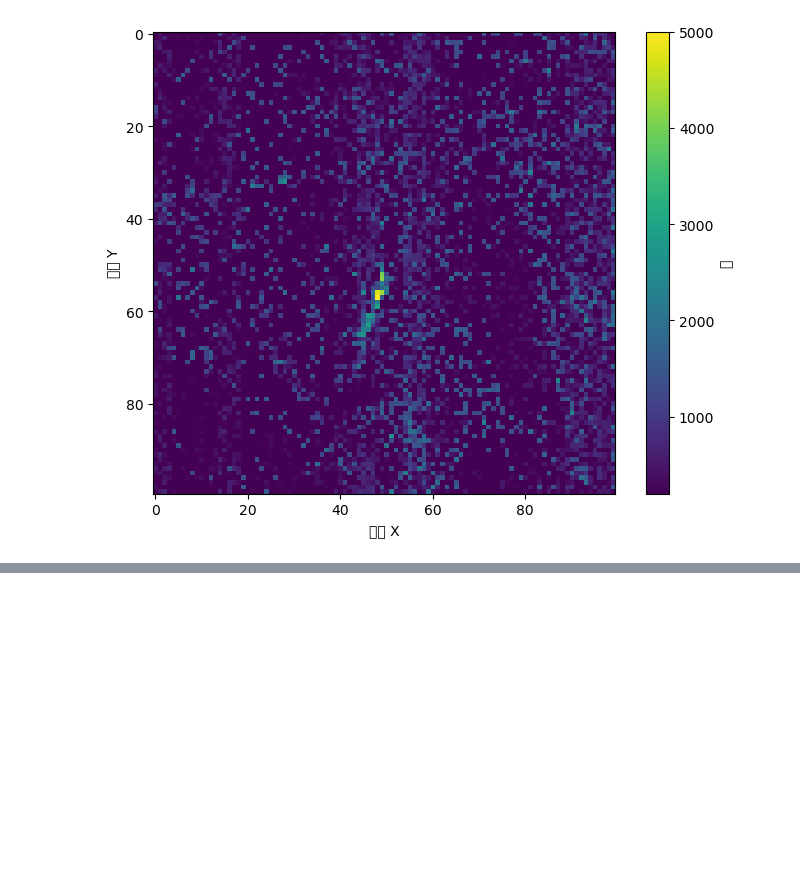
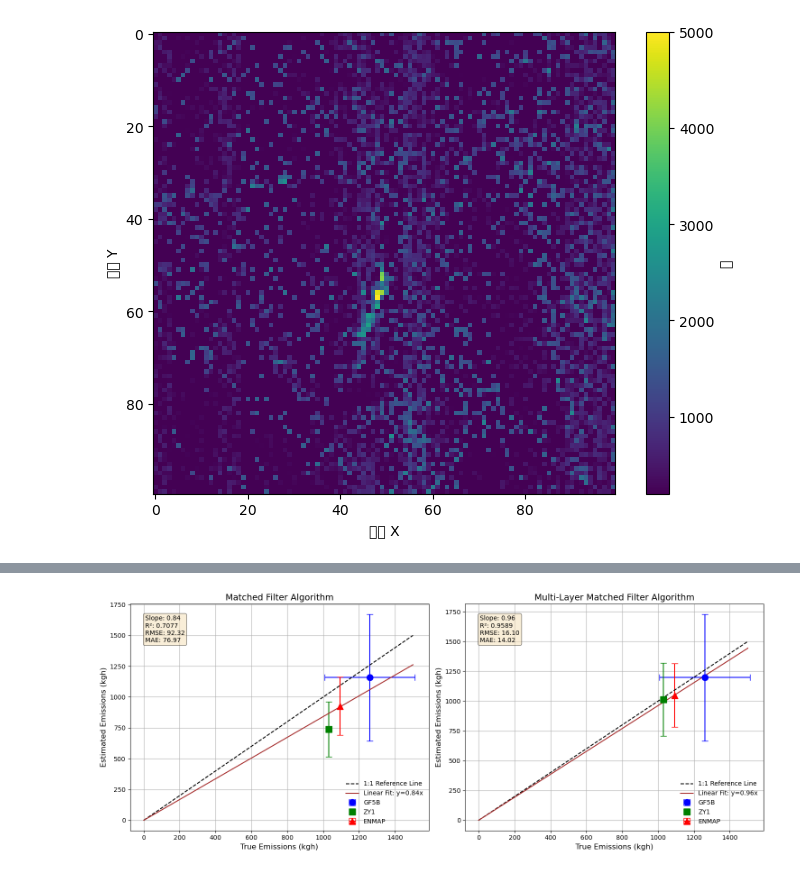
Before and after one commit to Emeric53/MF, a Jupyter notebook: tasks/controlled_release_experiments/controlled_release_exp.ipynb, the cells around one changed output, grey strips where cells are left out. Drawn from its saved outputs; the diff is of its cells as text; code cells hidden in the pictures; blank space fills up the shorter version.

Commit message:
2024 branch update (#3)
* Update algorithm_modification.ipynb

* project udpate.

* add figures

* add figure

* code update.

* code updates.

* code updates.

* code updates.

* code updates.

```diff
--- a/tasks/controlled_release_experiments/controlled_release_exp.ipynb
+++ b/tasks/controlled_release_experiments/controlled_release_exp.ipynb
@@ -472,0 +748,85 @@ for t in types:
+# %%
+import pandas as pd
+import matplotlib.pyplot as plt
+import numpy as np
+from sklearn.linear_model import LinearRegression
+from sklearn.metrics import mean_squared_error, mean_absolute_error, r2_score
+
+# 1. Create DataFrame from provided data
+data = {
+    'Satellite': ['GF5B', 'ZY1', 'ENMAP'],
+    'True Emissions': [1259.71, 1029.785, 1092.52],
+    'Matched Filter Estimated Emissions': [1157.3082, 739.8095, 925.9672],
+    'Matched Filter Deviation': [513.14606, 223.14218, 235.81036],
+    'Multi-Layer Matched Filter Estimated Emissions': [1196.6608, 1013.8201, 1047.6803],
+    'Multi-Layer Matched Filter Deviation': [530.59485, 305.7896, 266.8063]
+}
+
+# 2. Create DataFrame
+df = pd.DataFrame(data)
+
+# 3. Function to perform linear regression with zero intercept
+def linear_regression_zero_intercept(x, y):
+    # Fit a linear model with zero intercept
+    model = LinearRegression(fit_intercept=False)
+    model.fit(x.reshape(-1, 1), y)
+    return model
+
+# 4. Plotting function for scatter plots and fitting lines
+def plot_scatter_with_fit(ax, x_vals, y_vals, x_err, y_err, algo_type):
+    # Scatter plot with error bars
+    markers = ['o', 's', '^']
+    colors = ['b', 'g', 'r']
+    for idx, satellite in enumerate(df['Satellite']):
+        ax.errorbar(x_vals[idx], y_vals[idx], xerr=x_err[idx], yerr=y_err[idx],
+                    fmt=markers[idx], color=colors[idx], capsize=5, markersize=10, label=satellite)
+
+    # 1:1 reference line
+    ax.plot([0, 1500], [0, 1500], color='k', linestyle='--', label="1:1 Reference Line")
+
+    # Linear regression (zero intercept)
+    model = linear_regression_zero_intercept(np.array(x_vals), np.array(y_vals))
+    slope = model.coef_[0]
+    x_fit_range = np.linspace(0, 1500, 100)
+    predictions = model.predict(x_fit_range.reshape(-1, 1))
+    ax.plot(x_fit_range, predictions, color='brown', linestyle='-', label=f'Linear Fit: y={slope:.2f}x')
+
+    # Add statistical metrics
+    r2 = r2_score(y_vals, model.predict(np.array(x_vals).reshape(-1, 1)))
+    rmse = np.sqrt(mean_squared_error(y_vals, model.predict(np.array(x_vals).reshape(-1, 1))))
+    mae = mean_absolute_error(y_vals, model.predict(np.array(x_vals).reshape(-1, 1)))
+    textstr = f'Slope: {slope:.2f}\nR²: {r2:.4f}\nRMSE: {rmse:.2f}\nMAE: {mae:.2f}'
+    ax.text(0.05, 0.95, textstr, transform=ax.transAxes, fontsize=10, verticalalignment='top',
+            bbox=dict(boxstyle='round', facecolor='wheat', alpha=0.5))
+
+    # Add labels, title, and grid
+    ax.set_xlabel('True Emissions (kgh)', fontsize=12)
+    ax.set_ylabel('Estimated Emissions (kgh)', fontsize=12)
+    ax.set_title(f'{algo_type} Algorithm', fontsize=14)
+    ax.legend(fontsize=10, frameon=False, edgecolor='none')
+    ax.grid()
+
+# 5. Plotting the results for both algorithms
+fig, axs = plt.subplots(1, 2, figsize=(15, 6))
+
+# Extract values for plotting
+true_emissions = df['True Emissions'].values
+matched_filter_emissions = df['Matched Filter Estimated Emissions'].values
+multi_layer_emissions = df['Multi-Layer Matched Filter Estimated Emissions'].values
+matched_deviation = df['Matched Filter Deviation'].values
+multi_layer_deviation = df['Multi-Layer Matched Filter Deviation'].values
+
+# Define x error bars (only for GF5B, 20% of true emissions)
+x_err = [0.2 * true_emissions[0], 0, 0]
+
+# Plot matched filter algorithm
+plot_scatter_with_fit(axs[0], true_emissions, matched_filter_emissions, x_err, matched_deviation, 'Matched Filter')
+
+# Plot multi-layer matched filter algorithm
+plot_scatter_with_fit(axs[1], true_emissions, multi_layer_emissions, x_err, multi_layer_deviation, 'Multi-Layer Matched Filter')
+
+# Display the plots
+plt.tight_layout()
+plt.show()
+# %% [output]
+[figure, added]
```
Also changed, not shown: parts of 11 cells of this notebook, 37 other files.
